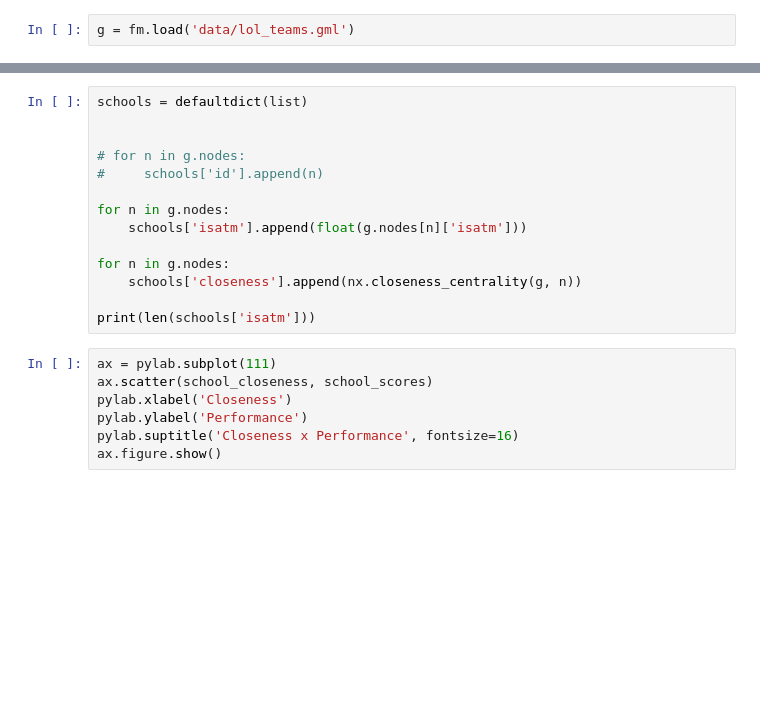
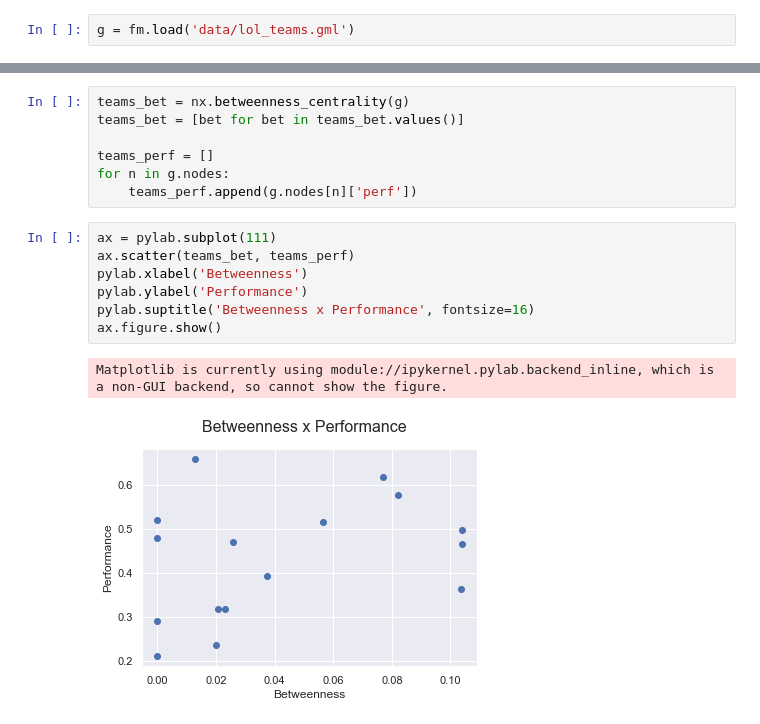
Before and after one commit to chends888/ProjRedes2020_2, a Jupyter notebook: Projeto_Redes.ipynb, the cells around one changed output, grey strips where cells are left out. Saved outputs shown, nothing was run; the diff lists cells and outputs as text; blank space fills up the shorter version.

```diff
--- a/Projeto_Redes.ipynb
+++ b/Projeto_Redes.ipynb
@@ -23,25 +23,21 @@ g.move('kamada_kawai')
 g.draw()
 # %% [output]
 [interactive output not drawn]
-# %%
-schools = defaultdict(list)
-
-
-# for n in g.nodes:
-#     schools['id'].append(n)
-
-for n in g.nodes:
-    schools['isatm'].append(float(g.nodes[n]['isatm']))
-
-for n in g.nodes:
-    schools['closeness'].append(nx.closeness_centrality(g, n))
-
-print(len(schools['isatm']))
+# %%
+teams_bet = nx.betweenness_centrality(g)
+teams_bet = [bet for bet in teams_bet.values()]
+
+teams_perf = []
+for n in g.nodes:
+    teams_perf.append(g.nodes[n]['perf'])
 # %%
 ax = pylab.subplot(111)
-ax.scatter(school_closeness, school_scores)
-pylab.xlabel('Closeness')
+ax.scatter(teams_bet, teams_perf)
+pylab.xlabel('Betweenness')
 pylab.ylabel('Performance')
-pylab.suptitle('Closeness x Performance', fontsize=16)
+pylab.suptitle('Betweenness x Performance', fontsize=16)
 ax.figure.show()
+# %% [output]
+Matplotlib is currently using module://ipykernel.pylab.backend_inline, which is a non-GUI backend, so cannot show the figure.
+[figure, added]
 # %%
```
Also changed, not shown: parts of 1 cell of this notebook, 4 other files.
